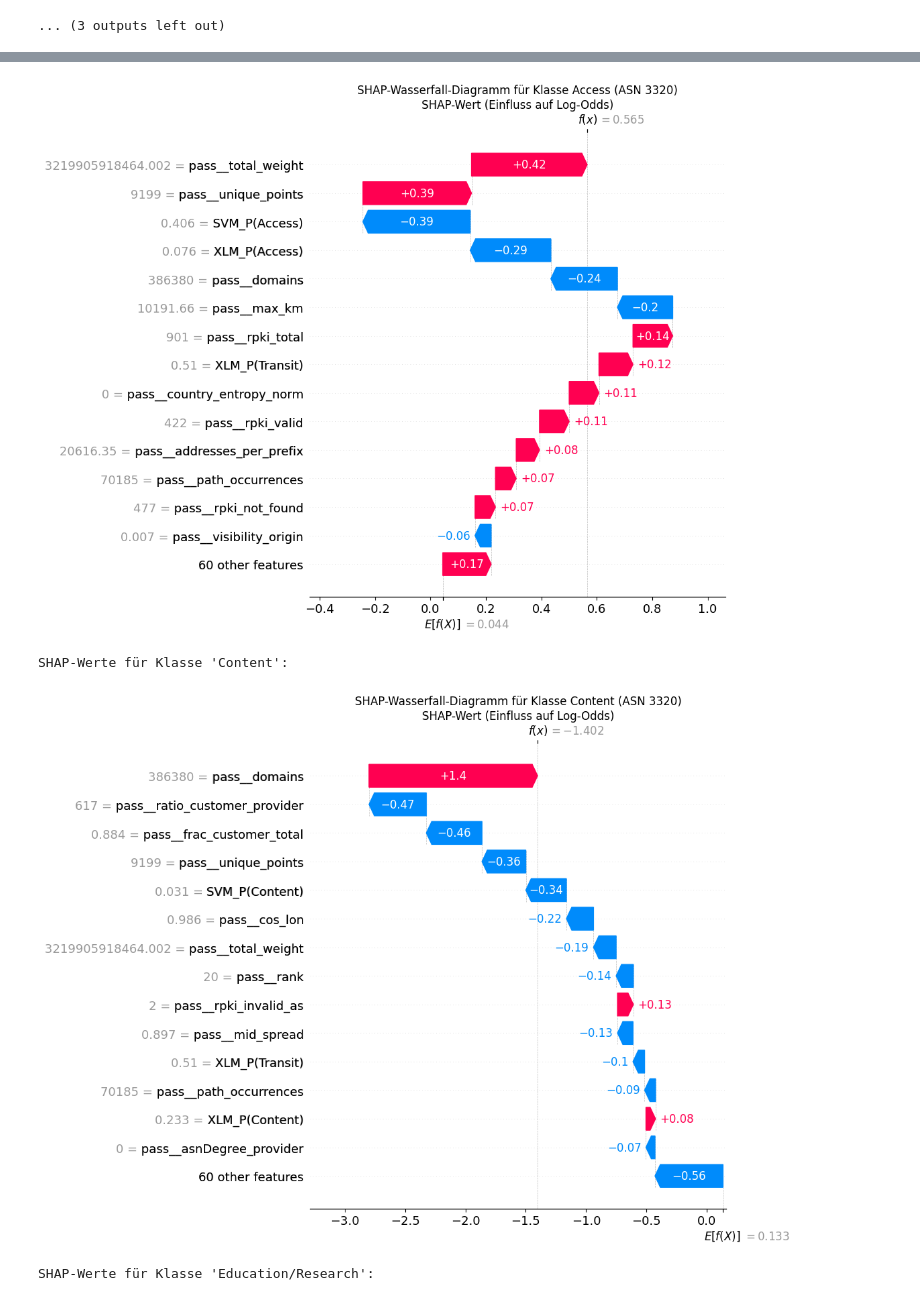
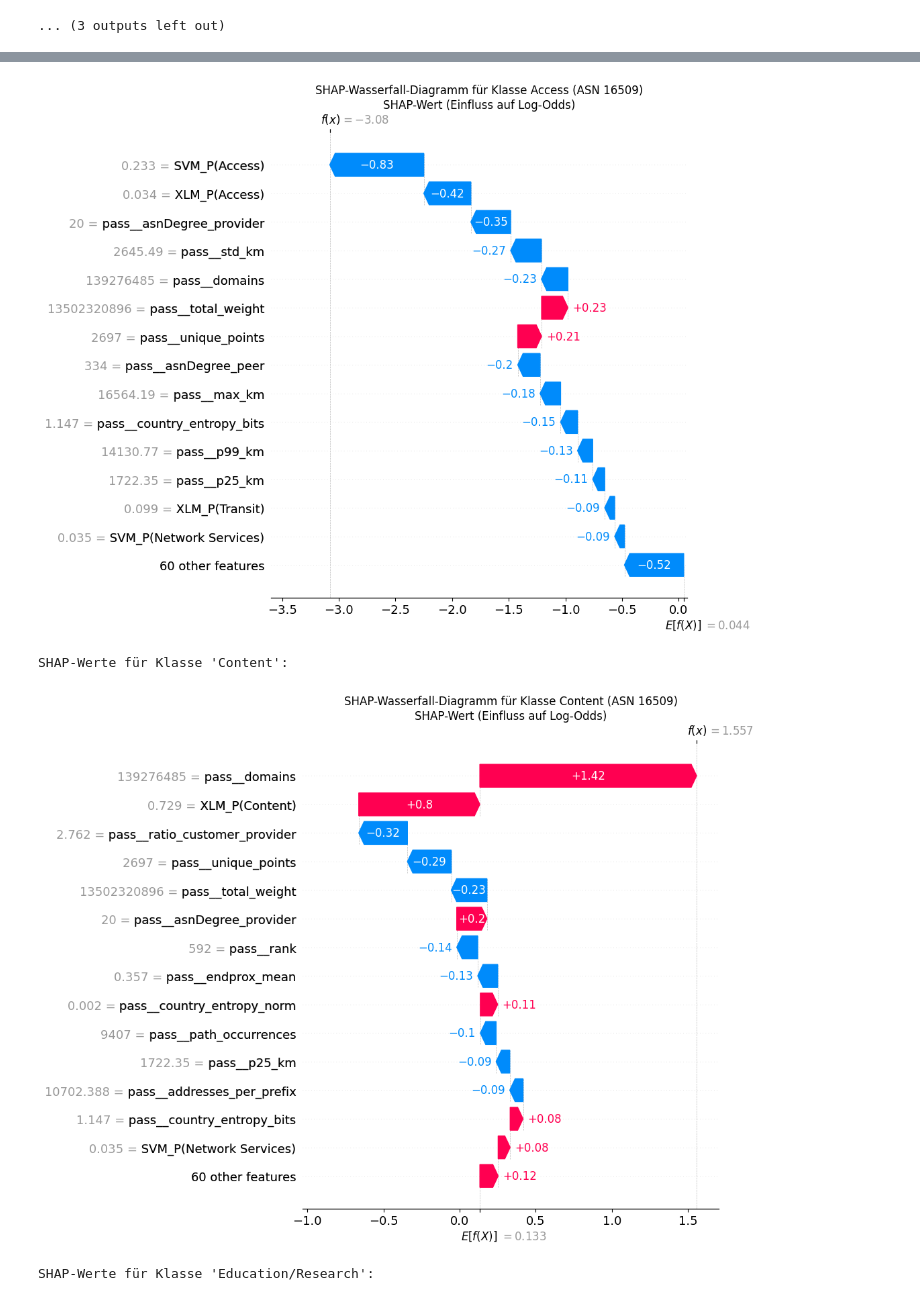
Before and after one commit to JohannesHartUniKassel/asn-classifier, a Jupyter notebook: notebooks/classificator/test.ipynb, the cells around one changed output, grey strips where cells are left out. Saved outputs shown, nothing was run; the diff lists cells and outputs as text; code cells hidden in the pictures.

```diff
--- a/notebooks/classificator/test.ipynb
+++ b/notebooks/classificator/test.ipynb
@@ -714,7 +714,7 @@ import pandas as pd
 import matplotlib.pyplot as plt
 import shap
 
-asn = 680  # Beispiel-ASN
+asn = 16509  # Beispiel-ASN
 
 result_row = output_df[output_df['asn'] == asn]
 og_row = bgp_names_asrank_domains_geoloc[bgp_names_asrank_domains_geoloc['asn'] == asn]
@@ -834,24 +834,24 @@ Zusätzliche Informationen:
 SHAP-Array-Shape: (1, 74, 6)
 
 SHAP-Werte für Klasse 'Access':
 A value is trying to be set on a copy of a slice from a DataFrame.
 Try using .loc[row_indexer,col_indexer] = value instead
 
 See the caveats in the documentation: https://pandas.pydata.org/pandas-docs/stable/user_guide/indexing.html#returning-a-view-versus-a-copy
   df_raw["ratio_customer_provider"] = df_raw["asnDegree_customer"] / (df_raw["asnDegree_provider"] + 1)
 A value is trying to be set on a copy of a slice from a DataFrame.
 Try using .loc[row_indexer,col_indexer] = value instead
 
 See the caveats in the documentation: https://pandas.pydata.org/pandas-docs/stable/user_guide/indexing.html#returning-a-view-versus-a-copy
   df_raw["ratio_peer_provider"]     = df_raw["asnDegree_peer"]     / (df_raw["asnDegree_provider"] + 1)
 A value is trying to be set on a copy of a slice from a DataFrame.
 Try using .loc[row_indexer,col_indexer] = value instead
 ... (19 lines left out)
 Try using .loc[row_indexer,col_indexer] = value instead
 
 See the caveats in the documentation: https://pandas.pydata.org/pandas-docs/stable/user_guide/indexing.html#returning-a-view-versus-a-copy
   df_raw["addresses_per_asn"]       = df_raw["cone_numberAddresses"] / (df_raw["cone_numberAsns"] + 1)
-[figure, old version]
+[figure, new version]
 SHAP-Werte für Klasse 'Content':
-[figure, old version]
+[figure, new version]
 SHAP-Werte für Klasse 'Education/Research':
```
Also changed, not shown: parts of 1 cell of this notebook.
